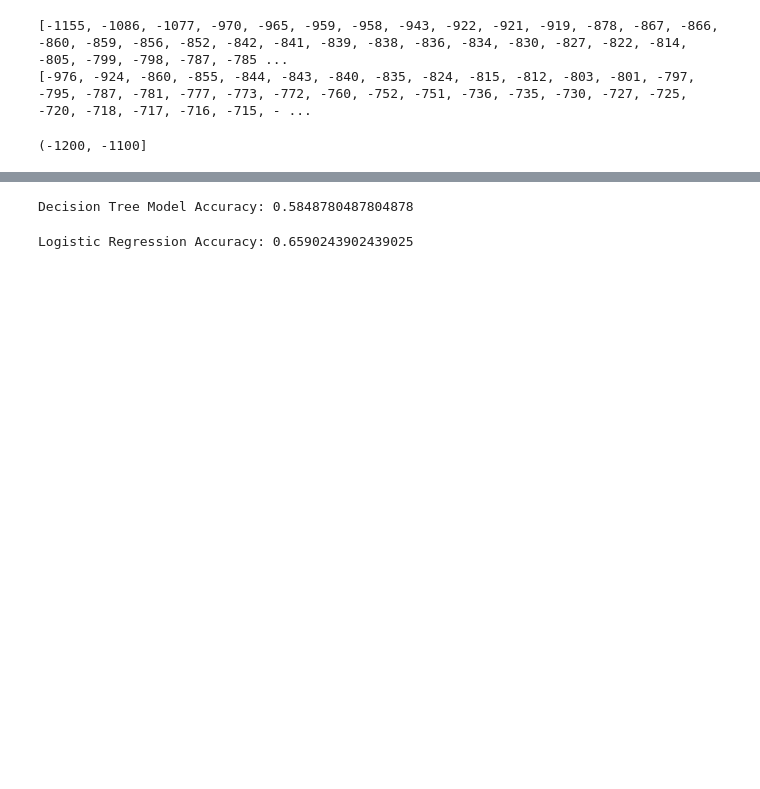
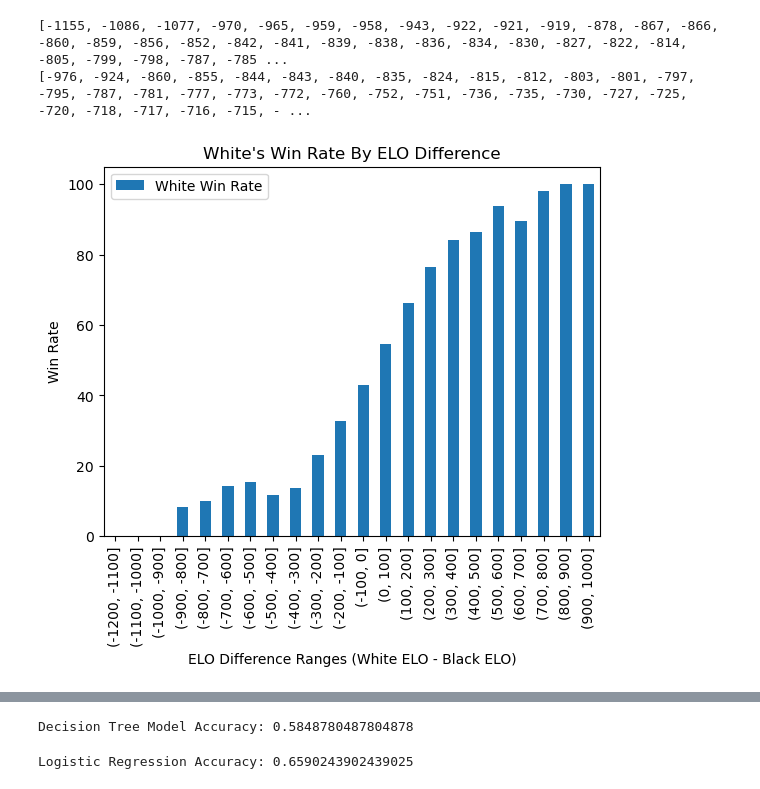
Before and after one commit to samanthataskale/ChessAnalysisTutorial, a Jupyter notebook: ChessAnalysisTutorial.ipynb, the cells around one changed output, grey strips where cells are left out. Cells and saved outputs as stored; diff of their text form; code cells hidden in the pictures; blank space fills up the shorter version.

```diff
--- a/ChessAnalysisTutorial.ipynb
+++ b/ChessAnalysisTutorial.ipynb
@@ -427,17 +426,27 @@ print(black_sorted_keys)
 # %% [output]
 [-1155, -1086, -1077, -970, -965, -959, -958, -943, -922, -921, -919, -878, -867, -866, -860, -859, -856, -852, -842, -841, -839, -838, -836, -834, -830, -827, -822, -814, -805, -799, -798, -787, -785 ...
 [-976, -924, -860, -855, -844, -843, -840, -835, -824, -815, -812, -803, -801, -797, -795, -787, -781, -777, -773, -772, -760, -752, -751, -736, -735, -730, -727, -725, -720, -718, -717, -716, -715, - ...
-# %%
-bins = pd.cut(white_sorted_keys, bins=range(-1200, 1100, 100))
-# print(max(white_sorted_keys))
-# # Print the bins and their counts
-# print(bins)
-# print(bins.value_counts())
-for b in bins:
-    print(b)
-    break
-# %% [output]
-(-1200, -1100]
+# %%
+white_bins = pd.cut(white_sorted_keys, bins=range(-1200, 1100, 100))
+black_bins = pd.cut(black_sorted_keys, bins=range(-1000, 1300, 100))
 # %%
 white_wrate = [100 * (white_elo_diff_wrate[key][0] / white_elo_diff_wrate[key][1]) for key in white_sorted_keys]
 black_wrate = [100 * (black_elo_diff_wrate[key][0] / black_elo_diff_wrate[key][1]) for key in black_sorted_keys]
+# %%
+new_white_df = pd.DataFrame({'White Rating Diff': white_sorted_keys, 'White Win Rate': white_wrate})
+new_black_df = pd.DataFrame({'Black Rating Diff': black_sorted_keys, 'Black Win Rate': black_wrate})
+white_result = new_white_df.groupby(white_bins)['White Win Rate'].mean()
+black_result = new_black_df.groupby(black_bins)['Black Win Rate'].mean()
+# display(new_white_df)
+# display(new_black_df.head())
+white_result = white_result.to_frame()
+black_result = black_result.to_frame()
+# %%
+
+white_result.plot.bar()
+plt.title('White\'s Win Rate By ELO Difference')
+plt.xlabel('ELO Difference Ranges (White ELO - Black ELO)')
+plt.ylabel('Win Rate')
+plt.show()
+# %% [output]
+[figure, added]
```
Also changed, not shown: parts of 4 cells of this notebook.
